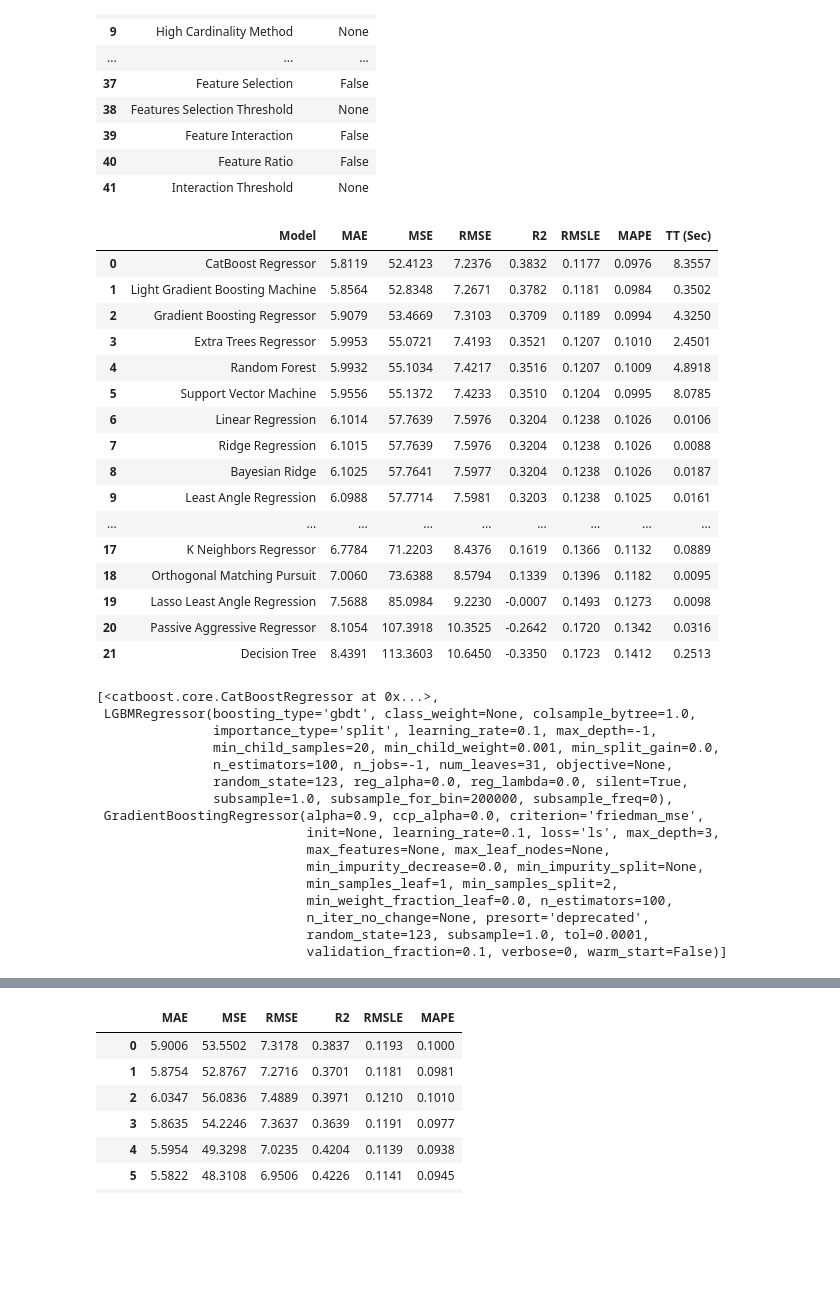
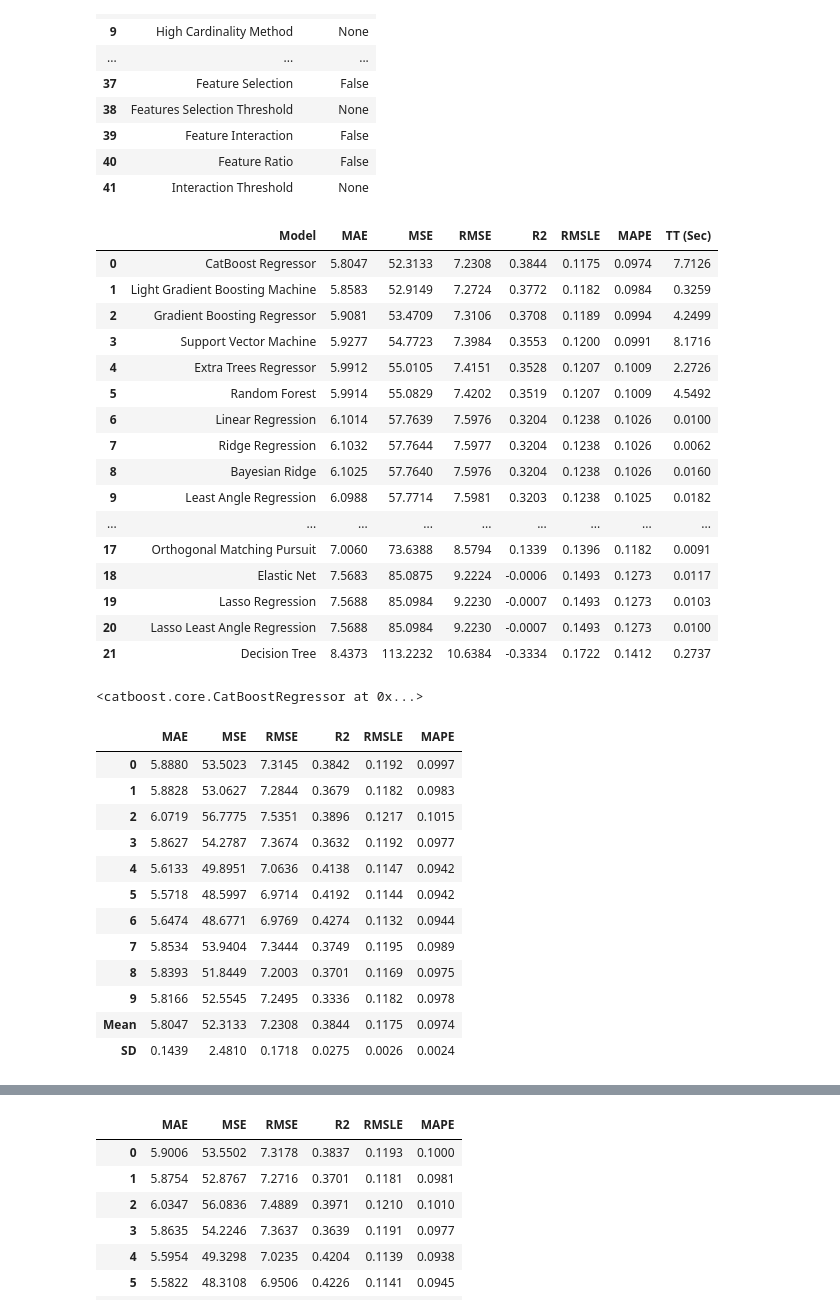
Before and after one commit to FoeinLove/DKU, a Jupyter notebook: task.ipynb, the cells around one changed output, grey strips where cells are left out. Saved outputs shown, nothing was run; the diff lists cells and outputs as text; code cells hidden in the pictures; blank space fills up the shorter version.

```diff
--- a/task.ipynb
+++ b/task.ipynb
@@ -183,38 +187,23 @@ Setup Succesfully Completed.
 | 40 | Feature Ratio | False |
 | 41 | Interaction Threshold | None |
 # %%
-compare_models(n_select=3)
+compare_models()
 # %% [output]
 |  | Model | MAE | MSE | RMSE | R2 | RMSLE | MAPE | TT (Sec) |
-| 0 | CatBoost Regressor | 5.8119 | 52.4123 | 7.2376 | 0.3832 | 0.1177 | 0.0976 | 8.3557 |
-| 1 | Light Gradient Boosting Machine | 5.8564 | 52.8348 | 7.2671 | 0.3782 | 0.1181 | 0.0984 | 0.3502 |
-| 2 | Gradient Boosting Regressor | 5.9079 | 53.4669 | 7.3103 | 0.3709 | 0.1189 | 0.0994 | 4.3250 |
-| 3 | Extra Trees Regressor | 5.9953 | 55.0721 | 7.4193 | 0.3521 | 0.1207 | 0.1010 | 2.4501 |
-| 4 | Random Forest | 5.9932 | 55.1034 | 7.4217 | 0.3516 | 0.1207 | 0.1009 | 4.8918 |
-| 5 | Support Vector Machine | 5.9556 | 55.1372 | 7.4233 | 0.3510 | 0.1204 | 0.0995 | 8.0785 |
-| 6 | Linear Regression | 6.1014 | 57.7639 | 7.5976 | 0.3204 | 0.1238 | 0.1026 | 0.0106 |
-| 7 | Ridge Regression | 6.1015 | 57.7639 | 7.5976 | 0.3204 | 0.1238 | 0.1026 | 0.0088 |
-| 8 | Bayesian Ridge | 6.1025 | 57.7641 | 7.5977 | 0.3204 | 0.1238 | 0.1026 | 0.0187 |
-| 9 | Least Angle Regression | 6.0988 | 57.7714 | 7.5981 | 0.3203 | 0.1238 | 0.1025 | 0.0161 |
+| 0 | CatBoost Regressor | 5.8047 | 52.3133 | 7.2308 | 0.3844 | 0.1175 | 0.0974 | 7.7126 |
+| 1 | Light Gradient Boosting Machine | 5.8583 | 52.9149 | 7.2724 | 0.3772 | 0.1182 | 0.0984 | 0.3259 |
+| 2 | Gradient Boosting Regressor | 5.9081 | 53.4709 | 7.3106 | 0.3708 | 0.1189 | 0.0994 | 4.2499 |
+| 3 | Support Vector Machine | 5.9277 | 54.7723 | 7.3984 | 0.3553 | 0.1200 | 0.0991 | 8.1716 |
+| 4 | Extra Trees Regressor | 5.9912 | 55.0105 | 7.4151 | 0.3528 | 0.1207 | 0.1009 | 2.2726 |
+| 5 | Random Forest | 5.9914 | 55.0829 | 7.4202 | 0.3519 | 0.1207 | 0.1009 | 4.5492 |
+| 6 | Linear Regression | 6.1014 | 57.7639 | 7.5976 | 0.3204 | 0.1238 | 0.1026 | 0.0100 |
+| 7 | Ridge Regression | 6.1032 | 57.7644 | 7.5977 | 0.3204 | 0.1238 | 0.1026 | 0.0062 |
+| 8 | Bayesian Ridge | 6.1025 | 57.7640 | 7.5976 | 0.3204 | 0.1238 | 0.1026 | 0.0160 |
+| 9 | Least Angle Regression | 6.0988 | 57.7714 | 7.5981 | 0.3203 | 0.1238 | 0.1025 | 0.0182 |
 | ... | ... | ... | ... | ... | ... | ... | ... | ... |
-| 17 | K Neighbors Regressor | 6.7784 | 71.2203 | 8.4376 | 0.1619 | 0.1366 | 0.1132 | 0.0889 |
-| 18 | Orthogonal Matching Pursuit | 7.0060 | 73.6388 | 8.5794 | 0.1339 | 0.1396 | 0.1182 | 0.0095 |
-| 19 | Lasso Least Angle Regression | 7.5688 | 85.0984 | 9.2230 | -0.0007 | 0.1493 | 0.1273 | 0.0098 |
-| 20 | Passive Aggressive Regressor | 8.1054 | 107.3918 | 10.3525 | -0.2642 | 0.1720 | 0.1342 | 0.0316 |
-| 21 | Decision Tree | 8.4391 | 113.3603 | 10.6450 | -0.3350 | 0.1723 | 0.1412 | 0.2513 |
+| 17 | Orthogonal Matching Pursuit | 7.0060 | 73.6388 | 8.5794 | 0.1339 | 0.1396 | 0.1182 | 0.0091 |
+| 18 | Elastic Net | 7.5683 | 85.0875 | 9.2224 | -0.0006 | 0.1493 | 0.1273 | 0.0117 |
+| 19 | Lasso Regression | 7.5688 | 85.0984 | 9.2230 | -0.0007 | 0.1493 | 0.1273 | 0.0103 |
+| 20 | Lasso Least Angle Regression | 7.5688 | 85.0984 | 9.2230 | -0.0007 | 0.1493 | 0.1273 | 0.0100 |
+| 21 | Decision Tree | 8.4373 | 113.2232 | 10.6384 | -0.3334 | 0.1722 | 0.1412 | 0.2737 |
-[<catboost.core.CatBoostRegressor at 0x...>,
- LGBMRegressor(boosting_type='gbdt', class_weight=None, colsample_bytree=1.0,
-               importance_type='split', learning_rate=0.1, max_depth=-1,
-               min_child_samples=20, min_child_weight=0.001, min_split_gain=0.0,
-               n_estimators=100, n_jobs=-1, num_leaves=31, objective=None,
-               random_state=123, reg_alpha=0.0, reg_lambda=0.0, silent=True,
-               subsample=1.0, subsample_for_bin=200000, subsample_freq=0),
- GradientBoostingRegressor(alpha=0.9, ccp_alpha=0.0, criterion='friedman_mse',
-                           init=None, learning_rate=0.1, loss='ls', max_depth=3,
-                           max_features=None, max_leaf_nodes=None,
-                           min_impurity_decrease=0.0, min_impurity_split=None,
-                           min_samples_leaf=1, min_samples_split=2,
-                           min_weight_fraction_leaf=0.0, n_estimators=100,
-                           n_iter_no_change=None, presort='deprecated',
-                           random_state=123, subsample=1.0, tol=0.0001,
-                           validation_fraction=0.1, verbose=0, warm_start=False)]
+<catboost.core.CatBoostRegressor at 0x...>
@@ -229,0 +210,16 @@ stacknet = create_stacknet([[lightgbm, xgboost, ada], [et, gbr, catboost, rf]])
+# %%
+cat1 = create_model('catboost')
+# %% [output]
+|  | MAE | MSE | RMSE | R2 | RMSLE | MAPE |
+| 0 | 5.8880 | 53.5023 | 7.3145 | 0.3842 | 0.1192 | 0.0997 |
+| 1 | 5.8828 | 53.0627 | 7.2844 | 0.3679 | 0.1182 | 0.0983 |
+| 2 | 6.0719 | 56.7775 | 7.5351 | 0.3896 | 0.1217 | 0.1015 |
+| 3 | 5.8627 | 54.2787 | 7.3674 | 0.3632 | 0.1192 | 0.0977 |
+| 4 | 5.6133 | 49.8951 | 7.0636 | 0.4138 | 0.1147 | 0.0942 |
+| 5 | 5.5718 | 48.5997 | 6.9714 | 0.4192 | 0.1144 | 0.0942 |
+| 6 | 5.6474 | 48.6771 | 6.9769 | 0.4274 | 0.1132 | 0.0944 |
+| 7 | 5.8534 | 53.9404 | 7.3444 | 0.3749 | 0.1195 | 0.0989 |
+| 8 | 5.8393 | 51.8449 | 7.2003 | 0.3701 | 0.1169 | 0.0975 |
+| 9 | 5.8166 | 52.5545 | 7.2495 | 0.3336 | 0.1182 | 0.0978 |
+| Mean | 5.8047 | 52.3133 | 7.2308 | 0.3844 | 0.1175 | 0.0974 |
+| SD | 0.1439 | 2.4810 | 0.1718 | 0.0275 | 0.0026 | 0.0024 |
```
Also changed, not shown: parts of 36 cells of this notebook, 7 other files.
